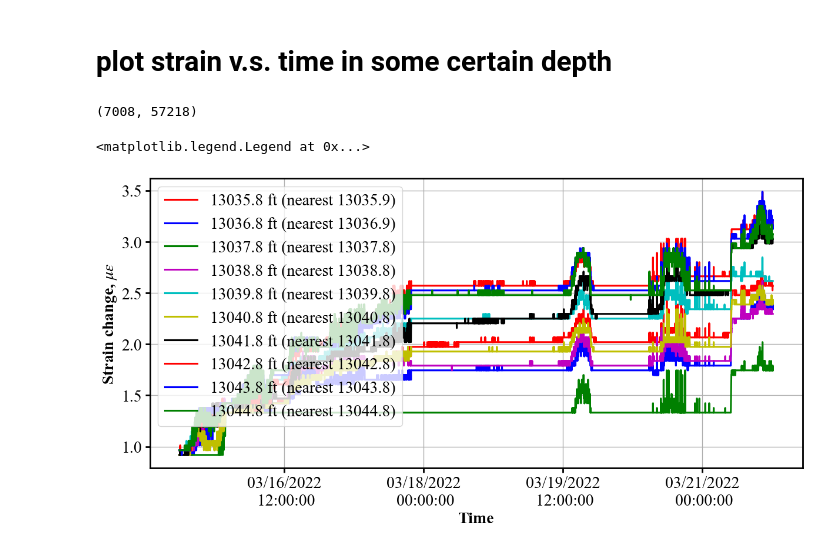
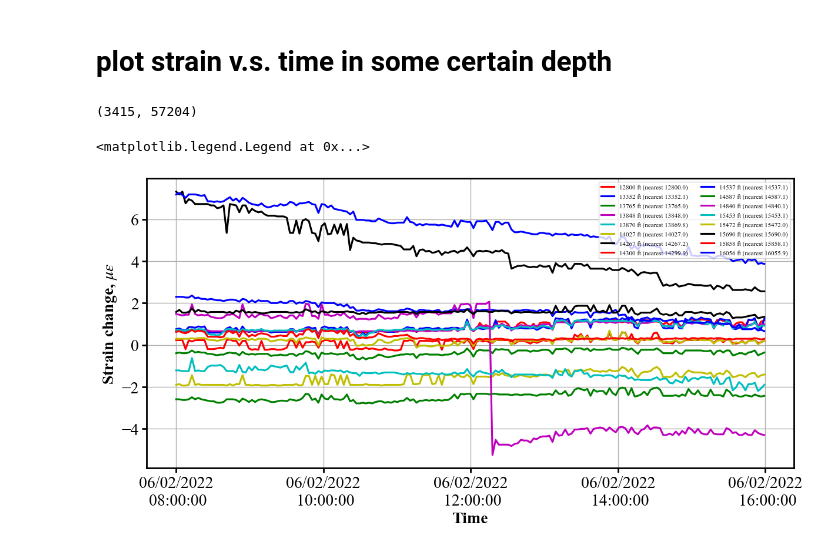
Before and after one commit to felix-mao-1516/plot-for-research-, a Jupyter notebook: 2D_plot_and_slippage_clbrt.ipynb, the cells around one changed output. Saved outputs shown, nothing was run; the diff lists cells and outputs as text; code cells hidden in the pictures.

```diff
--- a/2D_plot_and_slippage_clbrt.ipynb
+++ b/2D_plot_and_slippage_clbrt.ipynb
@@ -261,14 +261,15 @@ import h5py
 import numpy as np
 import pandas as pd
 import matplotlib.pyplot as plt
+import matplotlib.dates as mdates
 from plot_style import plot_strain_vs_time_at_depths, decode_stamps_to_datetimeindex, save_figure
 from matplotlib.ticker import MultipleLocator, FuncFormatter, MaxNLocator, ScalarFormatter, FixedLocator, LogFormatter
 
 
 
 # f1 = h5py.File('C:/Users/fengxiang.mao/Desktop/Devon data/HFTS-1_Devon/20220707/Evo 3 (refrac)/Neubrex_DSS_strain/Zgabay A14H - refrac - strain change.h5','r')
-f1 = h5py.File('C:/Users/fengxiang.mao/Desktop/Devon data/HFTS-1_Devon/20220707/Evo 5 (POP)/Zgabay A14H - pop - strain change.h5','r')
-
+# f1 = h5py.File('C:/Users/fengxiang.mao/Desktop/Devon data/HFTS-1_Devon/20220707/Evo 5 (POP)/Zgabay A14H - pop - strain change.h5','r')
+f1 = h5py.File('C:/Users/fengxiang.mao/Desktop/Devon data/HFTS-1_Devon/Evo_5_6_7_Sep_2025/Evo 7 (flowback)/Zgabay A14H - flowback - strain change.h5','r')
 dstrain = (f1['data'])
 depth = (f1['depth'])
 date_plot = (f1['stamps'])
@@ -298,39 +299,55 @@ stamps_idx = decode_stamps_to_datetimeindex(date_plot, fmt='%m/%d/%Y %H:%M:%S.%f
 #     target_depths=[16000, 15000],
 #     depth_tolerance=25,
 #     reducer="mean",            # 或 "median"
 #     scale=1.0, strain_unit="(microstrain)",
 #     figsize=(12, 6), grid=True, legend='auto',
 #     # time_format='%m/%d/%Y\n %H:%M:%S',   # ← 这里
 #     # time_tick_rotation=0,
 #     legend_labels=["16000±25 ft", "15000±25 ft"],
 # )
 # ax.xaxis.set_major_locator(MaxNLocator(nbins=5))
-depth_range = np.array([12855.79, 12856.79, 12857.79, 12858.79, 12859.79,
-                        12860.79, 12861.79, 12862.79, 12863.79, 12864.79])
-depth_range += 180
+depth_range = np.array([12800, 13352, 13765, 13848, 13870,14027,14267,14300,
+                        14537, 14587, 14840, 15453, 15472,15690,15858,16056])
+# depth_range = np.array([
+#                         12800-3])
+# depth_range += 180
 
 
 fig, ax = plot_strain_vs_time_at_depths(
     dstrain, depth,
     stamps_index=stamps_idx,
     target_depths=depth_range,
-    time_window=("2022-03-15 09:00:00", "2022-03-22 00:30:00"),  # 也可用行号：(500, 1500)
+    time_window=("2022-06-02 08:00:00", "2022-06-02 16:00:00"),  # 也可用行号：(500, 1500)
     scale=1.0,                        # 要换单位直接传 1e6 -> microstrain
     strain_unit="(microstrain)",
     figsize=(12, 6), grid=True, legend='auto',
     # time_format='%m/%d/%Y\n %H:%M:%S',   # ← 这里
     # time_tick_rotation=0,
-    # legend_labels=["Gauge 9",],  # 可选：自定义图例  #["12500 ft", "16000 ft"]
+    # legend_labels=["index 1", "index 2", "index 3", "index 4", "index 5", "index 6",
+    # "index 7", "index 8", "index 9", "index 10", "index 11", "index 12", "index 13", "index 14", "index 15", "index 16",]
+    # 可选：自定义图例  ["12500 ft", "16000 ft"]
 )
 # 将y轴翻转：
 # ax.invert_yaxis()
-ax.xaxis.set_major_locator(MaxNLocator(nbins=7))
-ax.legend(loc='upper left')
+# ax.xaxis.set_major_locator(MaxNLocator(nbins=7))
+ax.xaxis.set_major_locator(mdates.HourLocator(interval=2))
+# ax.legend(loc='lowre left', ncol=2) #'upper left'
+# let legend located out the plot
+ax.legend(loc='upper right', ncol=2,fontsize=8)
+
+
+
+
+# leg = ax.get_legend()
+# if leg is not None:
+#     leg.remove()
+
+
 # y轴标签
 # ax.set_ylabel(r'Strain change, $\mu\varepsilon$')
 # save_figure:
 # save_figure(fig, 'strain_vs_time_13753ft.png', dpi=600, transparent=False)
 # %% [output]
-(7008, 57218)
+(3415, 57204)
 <matplotlib.legend.Legend at 0x...>
-[figure, old version]
+[figure, new version]
```
Also changed, not shown: parts of 1 cell of this notebook, 22 other files.
